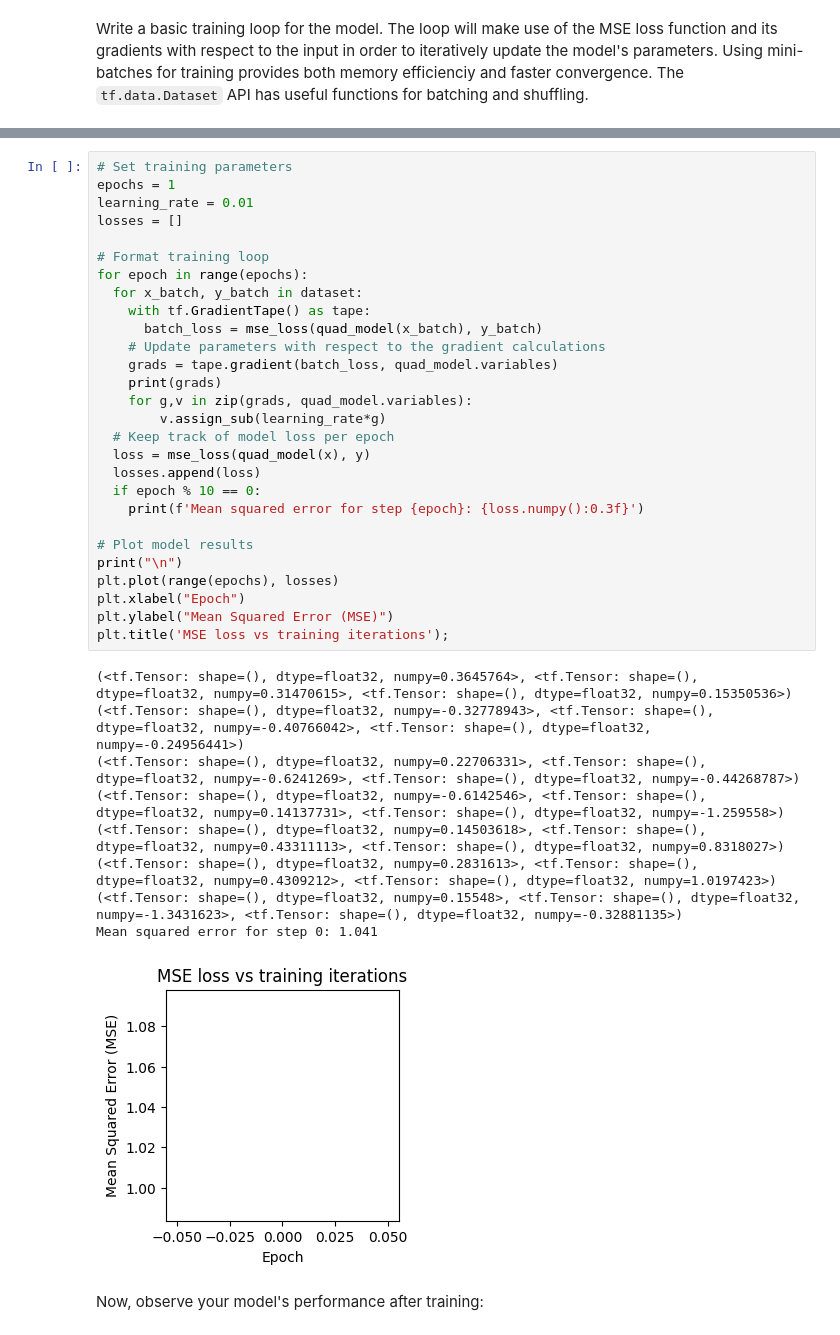
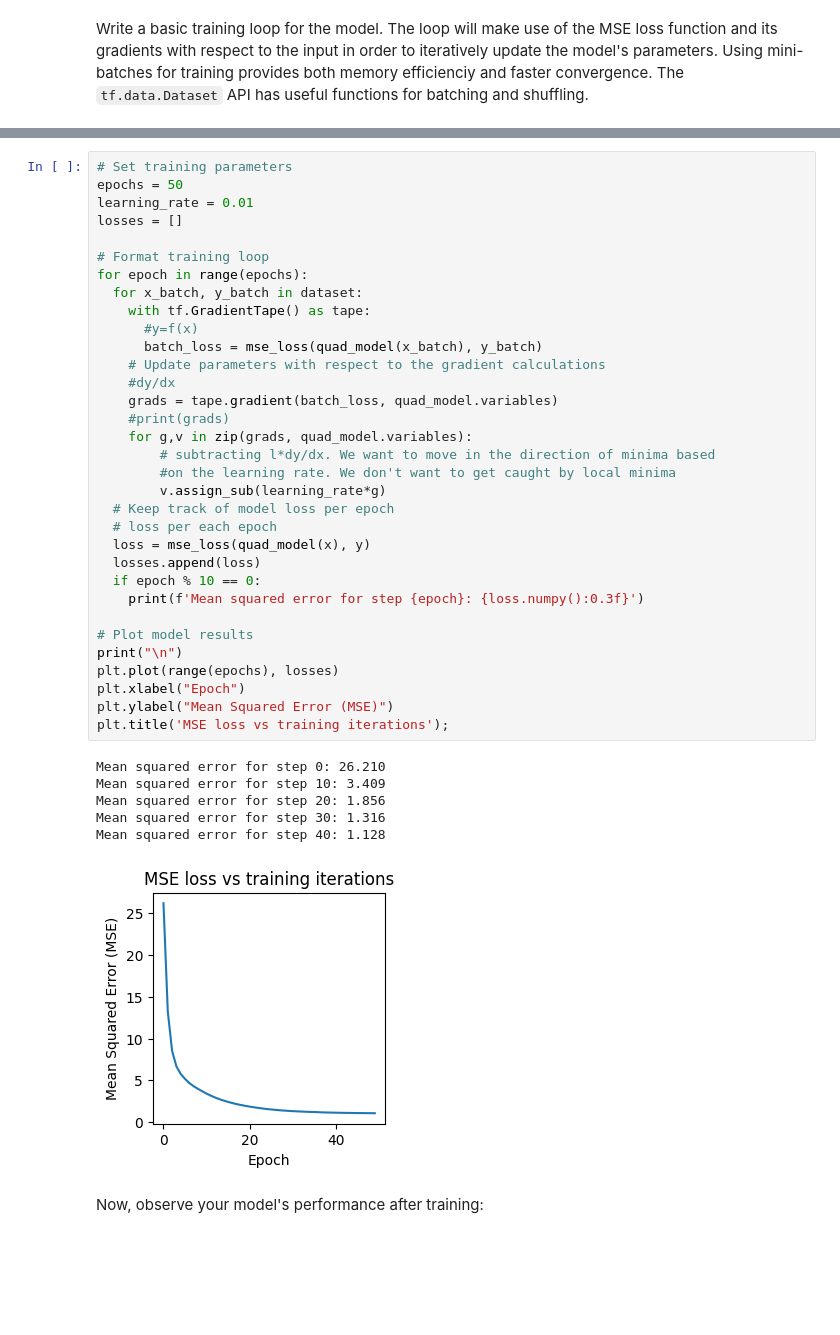
Before and after one commit to aadishchopra/NLP, a Jupyter notebook: TF_Basics.ipynb, the cells around one changed output, grey strips where cells are left out. Saved outputs shown, nothing was run; the diff lists cells and outputs as text; blank space fills up the shorter version.

```diff
--- a/TF_Basics.ipynb
+++ b/TF_Basics.ipynb
@@ -477,41 +463,43 @@ y batch tf.Tensor(
 # %%
 # Set training parameters
-epochs = 1
+epochs = 50
 learning_rate = 0.01
 losses = []
 
 # Format training loop
 for epoch in range(epochs):
   for x_batch, y_batch in dataset:
     with tf.GradientTape() as tape:
+      #y=f(x)
       batch_loss = mse_loss(quad_model(x_batch), y_batch)
     # Update parameters with respect to the gradient calculations
+    #dy/dx
     grads = tape.gradient(batch_loss, quad_model.variables)
-    print(grads)
+    #print(grads)
     for g,v in zip(grads, quad_model.variables):
+        # subtracting l*dy/dx. We want to move in the direction of minima based
+        #on the learning rate. We don't want to get caught by local minima
         v.assign_sub(learning_rate*g)
   # Keep track of model loss per epoch
+  # loss per each epoch
   loss = mse_loss(quad_model(x), y)
   losses.append(loss)
   if epoch % 10 == 0:
     print(f'Mean squared error for step {epoch}: {loss.numpy():0.3f}')
 
 # Plot model results
 print("\n")
 plt.plot(range(epochs), losses)
 plt.xlabel("Epoch")
 plt.ylabel("Mean Squared Error (MSE)")
 plt.title('MSE loss vs training iterations');
 # %% [output]
-(<tf.Tensor: shape=(), dtype=float32, numpy=0.3645764>, <tf.Tensor: shape=(), dtype=float32, numpy=0.31470615>, <tf.Tensor: shape=(), dtype=float32, numpy=0.15350536>)
-(<tf.Tensor: shape=(), dtype=float32, numpy=-0.32778943>, <tf.Tensor: shape=(), dtype=float32, numpy=-0.40766042>, <tf.Tensor: shape=(), dtype=float32, numpy=-0.24956441>)
-(<tf.Tensor: shape=(), dtype=float32, numpy=0.22706331>, <tf.Tensor: shape=(), dtype=float32, numpy=-0.6241269>, <tf.Tensor: shape=(), dtype=float32, numpy=-0.44268787>)
-(<tf.Tensor: shape=(), dtype=float32, numpy=-0.6142546>, <tf.Tensor: shape=(), dtype=float32, numpy=0.14137731>, <tf.Tensor: shape=(), dtype=float32, numpy=-1.259558>)
-(<tf.Tensor: shape=(), dtype=float32, numpy=0.14503618>, <tf.Tensor: shape=(), dtype=float32, numpy=0.43311113>, <tf.Tensor: shape=(), dtype=float32, numpy=0.8318027>)
-(<tf.Tensor: shape=(), dtype=float32, numpy=0.2831613>, <tf.Tensor: shape=(), dtype=float32, numpy=0.4309212>, <tf.Tensor: shape=(), dtype=float32, numpy=1.0197423>)
-(<tf.Tensor: shape=(), dtype=float32, numpy=0.15548>, <tf.Tensor: shape=(), dtype=float32, numpy=-1.3431623>, <tf.Tensor: shape=(), dtype=float32, numpy=-0.32881135>)
-Mean squared error for step 0: 1.041
+Mean squared error for step 0: 26.210
+Mean squared error for step 10: 3.409
+Mean squared error for step 20: 1.856
+Mean squared error for step 30: 1.316
+Mean squared error for step 40: 1.128
-[figure, old version]
+[figure, new version]
 # %% [markdown]
 Now, observe your model's performance after training:
 # %%
```
Also changed, not shown: parts of 26 cells of this notebook.
